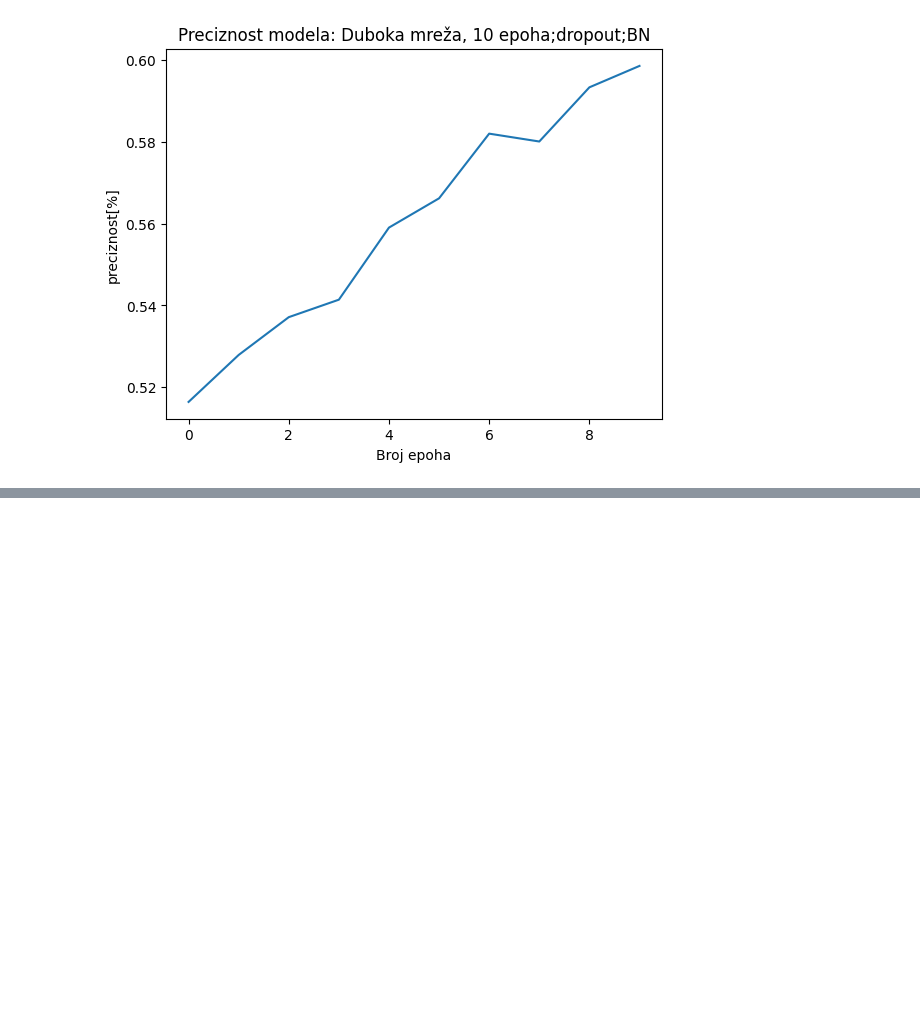
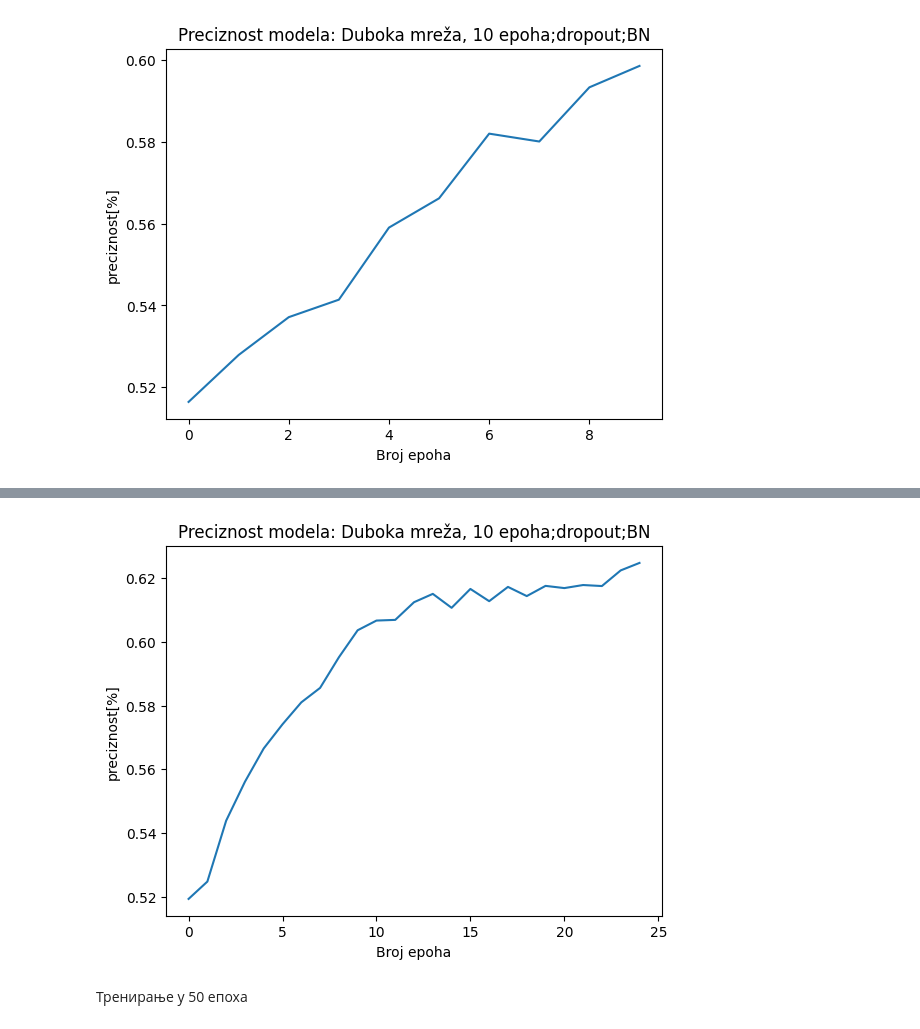
Before and after one commit to Bigulac/MOAR-Dense_network, a Jupyter notebook: MOAR_Dense.ipynb, the cells around one changed output, grey strips where cells are left out. Saved outputs shown, nothing was run; the diff lists cells and outputs as text; code cells hidden in the pictures; blank space fills up the shorter version.

Commit message:
Added 25 and 50 epoch exaples

```diff
--- a/MOAR_Dense.ipynb
+++ b/MOAR_Dense.ipynb
@@ -425,0 +428,3 @@ plt.show()
+# %%
+model_deep_25_dropout = model_deep_10_dropout
+model_deep_50_dropout = model_deep_10_dropout
@@ -425,0 +433,10 @@ plt.show()
+# %%
+epochs = 25
+
+model_deep_25_dropout.compile(
+    optimizer="adam",
+    loss="binary_crossentropy",
+    metrics=["accuracy"]
+)
+
+history_deep_25_dropout = model_deep_25_dropout.fit(train_ds, validation_data=val_ds, epochs=epochs)
@@ -425,0 +461,11 @@ plt.show()
+# %%
+plt.plot(history_deep_25_dropout.history['accuracy'])
+plt.title('Preciznost modela: Duboka mreža, 10 epoha;dropout;BN')
+plt.ylabel('preciznost[%]')
+plt.xlabel('Broj epoha')
+# plt.legend(['training'], loc='best')
+plt.show()
+# %% [output]
+[figure, added]
+# %% [markdown]
+Тренирање у 50 епоха
```
Also changed, not shown: parts of 6 cells of this notebook.
